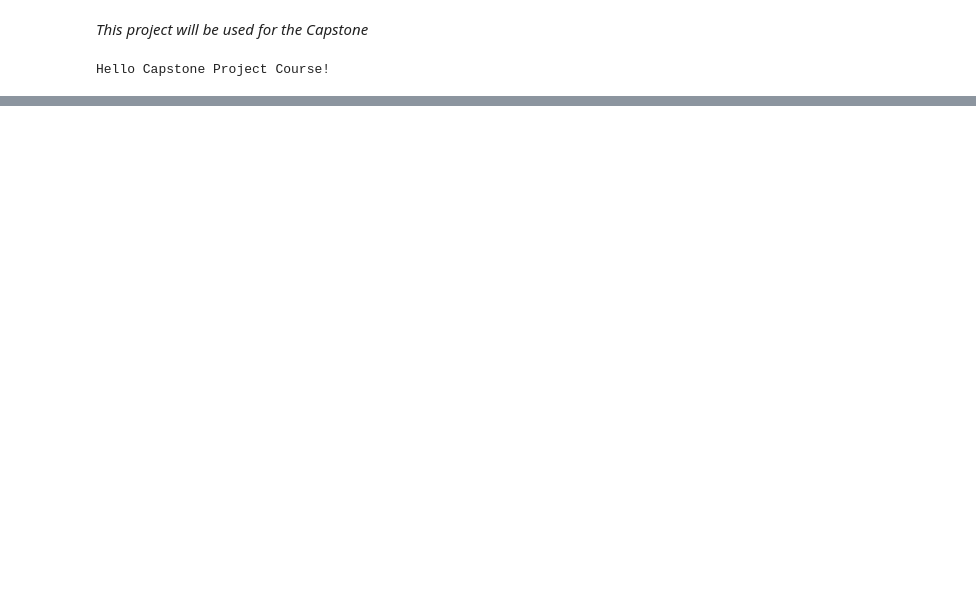
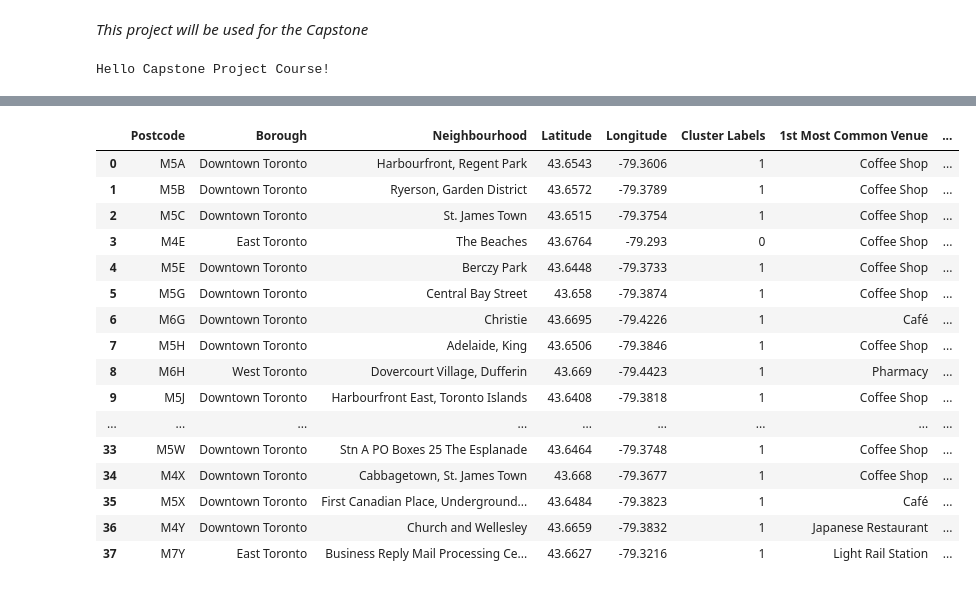
Before and after one commit to takhan4/Coursera_Capstone, a Jupyter notebook: Coursera_Capstone.ipynb, the cells around one changed output, grey strips where cells are left out. Saved outputs shown, nothing was run; the diff lists cells and outputs as text; code cells hidden in the pictures; blank space fills up the shorter version.

```diff
--- a/Coursera_Capstone.ipynb
+++ b/Coursera_Capstone.ipynb
@@ -22,0 +436,7 @@ The Foursquare Data about New York City is the one that we used in the Project.
+# %%
+
+def return_most_common_venues(row, num_top_venues):
+    row_categories = row.iloc[1:]
+    row_categories_sorted = row_categories.sort_values(ascending=False)
+
+    return row_categories_sorted.index.values[0:num_top_venues]
@@ -22,0 +472,12 @@ The Foursquare Data about New York City is the one that we used in the Project.
+# %%
+
+# set number of clusters
+kclusters = 6
+
+Toronto_grouped_clustering = Toronto_grouped.drop('Neighborhood', 1)
+
+# run k-means clustering
+kmeans = KMeans(n_clusters=kclusters, random_state=0).fit(Toronto_grouped_clustering)
+
+# check cluster labels generated for each row in the dataframe
+kmeans.labels_[0:10]
@@ -22,0 +486,10 @@ The Foursquare Data about New York City is the one that we used in the Project.
+# %%
+# add clustering labels
+neighborhoods_venues_sorted.insert(0, 'Cluster Labels', kmeans.labels_)
+
+Toronto_merged = df
+# %%
+# merge toronto_grouped with toronto_data to add latitude/longitude for each neighborhood
+Toronto_merged = Toronto_merged.join(neighborhoods_venues_sorted.set_index('Neighborhood'), on='Neighbourhood')
+
+Toronto_merged.head()
@@ -22,0 +529,20 @@ The Foursquare Data about New York City is the one that we used in the Project.
+# %%
+Toronto_merged
+# %% [output]
+|  | Postcode | Borough | Neighbourhood | Latitude | Longitude | Cluster Labels | 1st Most Common Venue | ... |
+| 0 | M5A | Downtown Toronto | Harbourfront, Regent Park | 43.6543 | -79.3606 | 1 | Coffee Shop | ... |
+| 1 | M5B | Downtown Toronto | Ryerson, Garden District | 43.6572 | -79.3789 | 1 | Coffee Shop | ... |
+| 2 | M5C | Downtown Toronto | St. James Town | 43.6515 | -79.3754 | 1 | Coffee Shop | ... |
+| 3 | M4E | East Toronto | The Beaches | 43.6764 | -79.293 | 0 | Coffee Shop | ... |
+| 4 | M5E | Downtown Toronto | Berczy Park | 43.6448 | -79.3733 | 1 | Coffee Shop | ... |
+| 5 | M5G | Downtown Toronto | Central Bay Street | 43.658 | -79.3874 | 1 | Coffee Shop | ... |
+| 6 | M6G | Downtown Toronto | Christie | 43.6695 | -79.4226 | 1 | Café | ... |
+| 7 | M5H | Downtown Toronto | Adelaide, King | 43.6506 | -79.3846 | 1 | Coffee Shop | ... |
+| 8 | M6H | West Toronto | Dovercourt Village, Dufferin | 43.669 | -79.4423 | 1 | Pharmacy | ... |
+| 9 | M5J | Downtown Toronto | Harbourfront East, Toronto Islands | 43.6408 | -79.3818 | 1 | Coffee Shop | ... |
+| ... | ... | ... | ... | ... | ... | ... | ... | ... |
+| 33 | M5W | Downtown Toronto | Stn A PO Boxes 25 The Esplanade | 43.6464 | -79.3748 | 1 | Coffee Shop | ... |
+| 34 | M4X | Downtown Toronto | Cabbagetown, St. James Town | 43.668 | -79.3677 | 1 | Coffee Shop | ... |
+| 35 | M5X | Downtown Toronto | First Canadian Place, Underground... | 43.6484 | -79.3823 | 1 | Café | ... |
+| 36 | M4Y | Downtown Toronto | Church and Wellesley | 43.6659 | -79.3832 | 1 | Japanese Restaurant | ... |
+| 37 | M7Y | East Toronto | Business Reply Mail Processing Ce... | 43.6627 | -79.3216 | 1 | Light Rail Station | ... |
```
Also changed, not shown: parts of 39 cells of this notebook.
